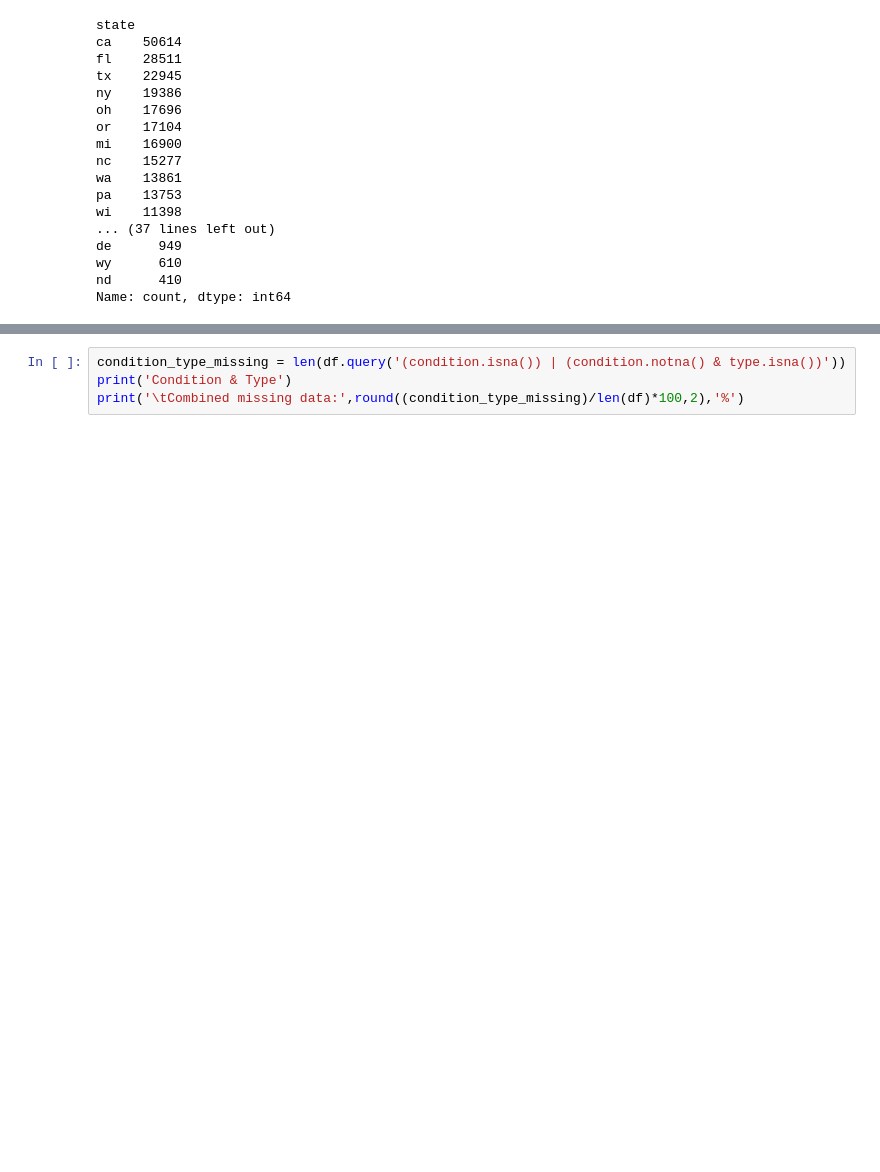
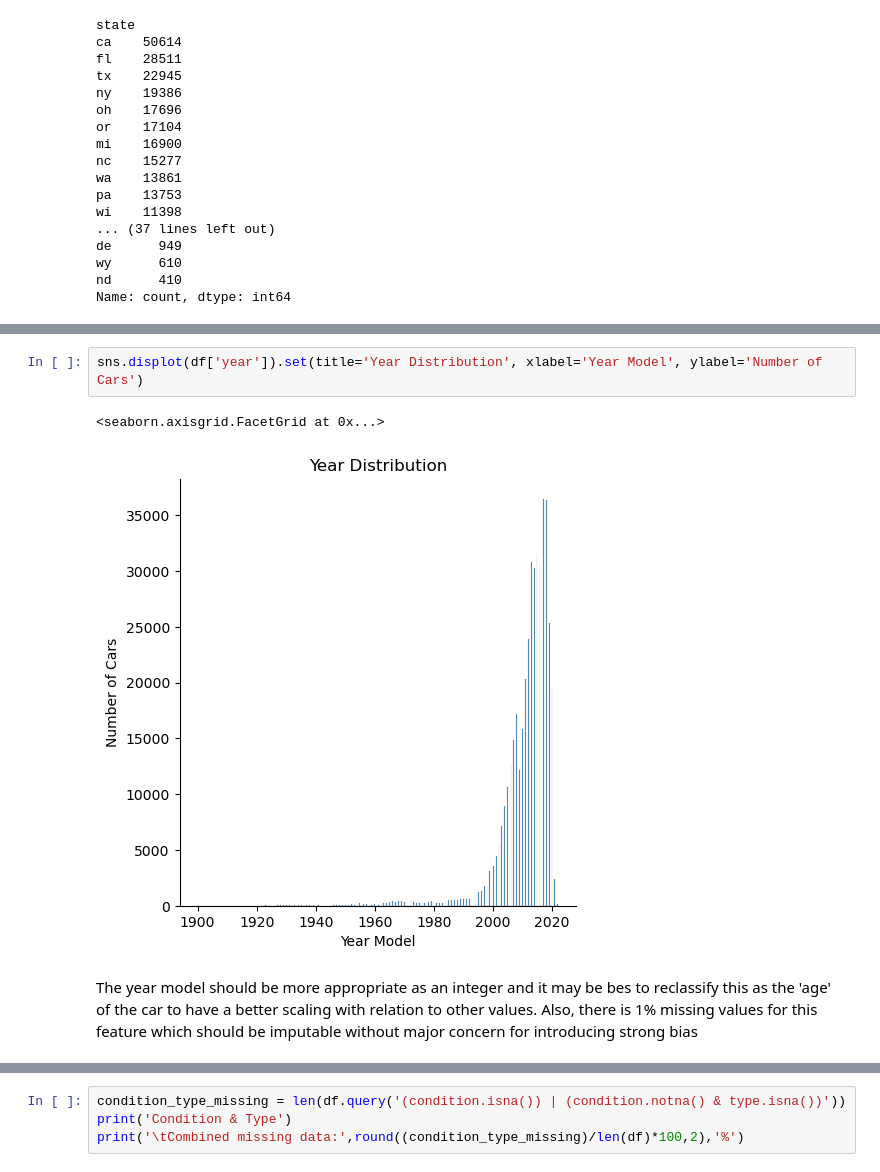
Before and after one commit to ricardoyepez01/assignment-11.1, a Jupyter notebook: ryepez_Module-11.ipynb, the cells around one changed output, grey strips where cells are left out. Drawn from its saved outputs; the diff is of its cells as text; blank space fills up the shorter version.

```diff
--- a/ryepez_Module-11.ipynb
+++ b/ryepez_Module-11.ipynb
@@ -336,0 +364,7 @@ The state should have a very strong correlation witht the prices but given the l
+# %%
+sns.displot(df['year']).set(title='Year Distribution', xlabel='Year Model', ylabel='Number of Cars')
+# %% [output]
+<seaborn.axisgrid.FacetGrid at 0x...>
+[figure, added]
+# %% [markdown]
+The year model should be more appropriate as an integer and it may be bes to reclassify this as the 'age' of the car to have a better scaling with relation to other values. Also, there is 1% missing values for this feature which should be imputable without major concern for introducing strong bias
```
Also changed, not shown: parts of 250 cells of this notebook.
